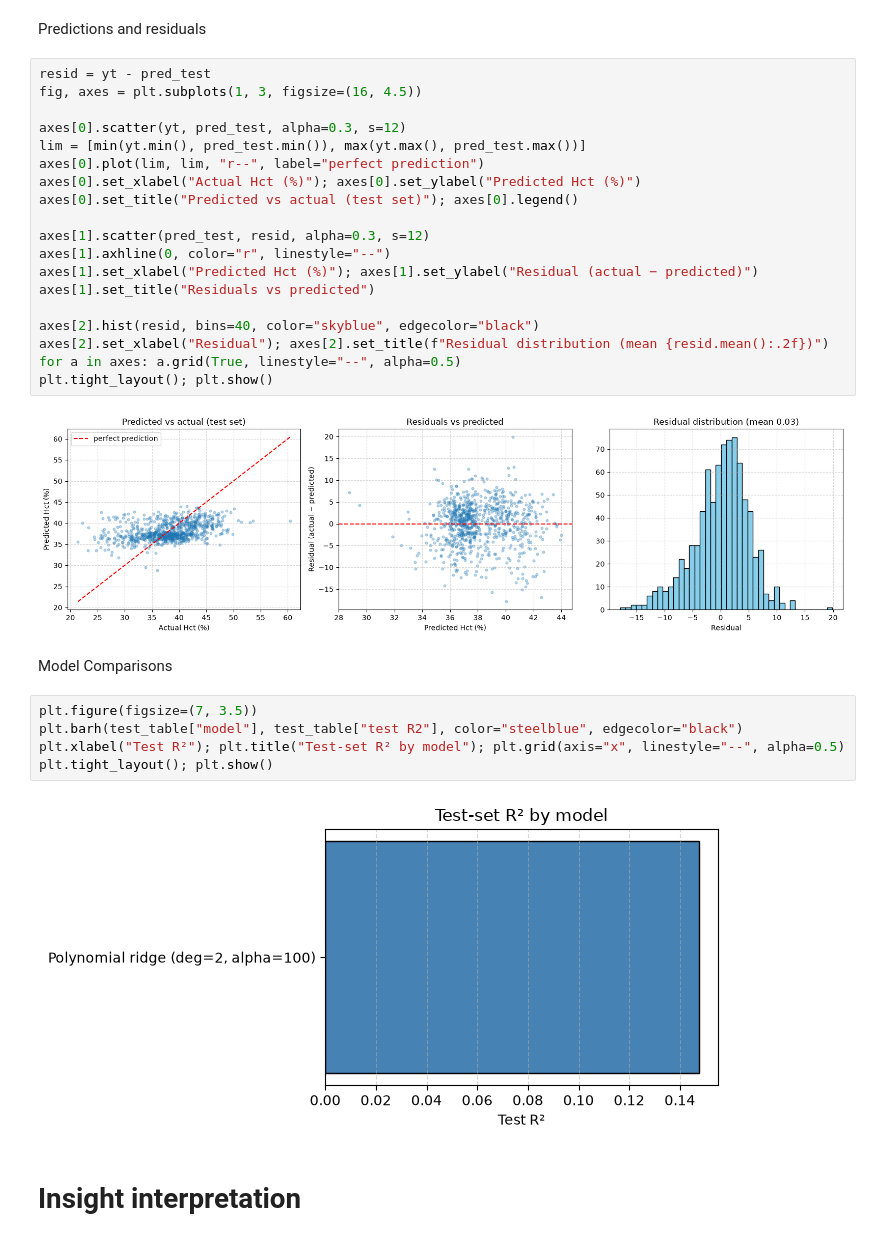
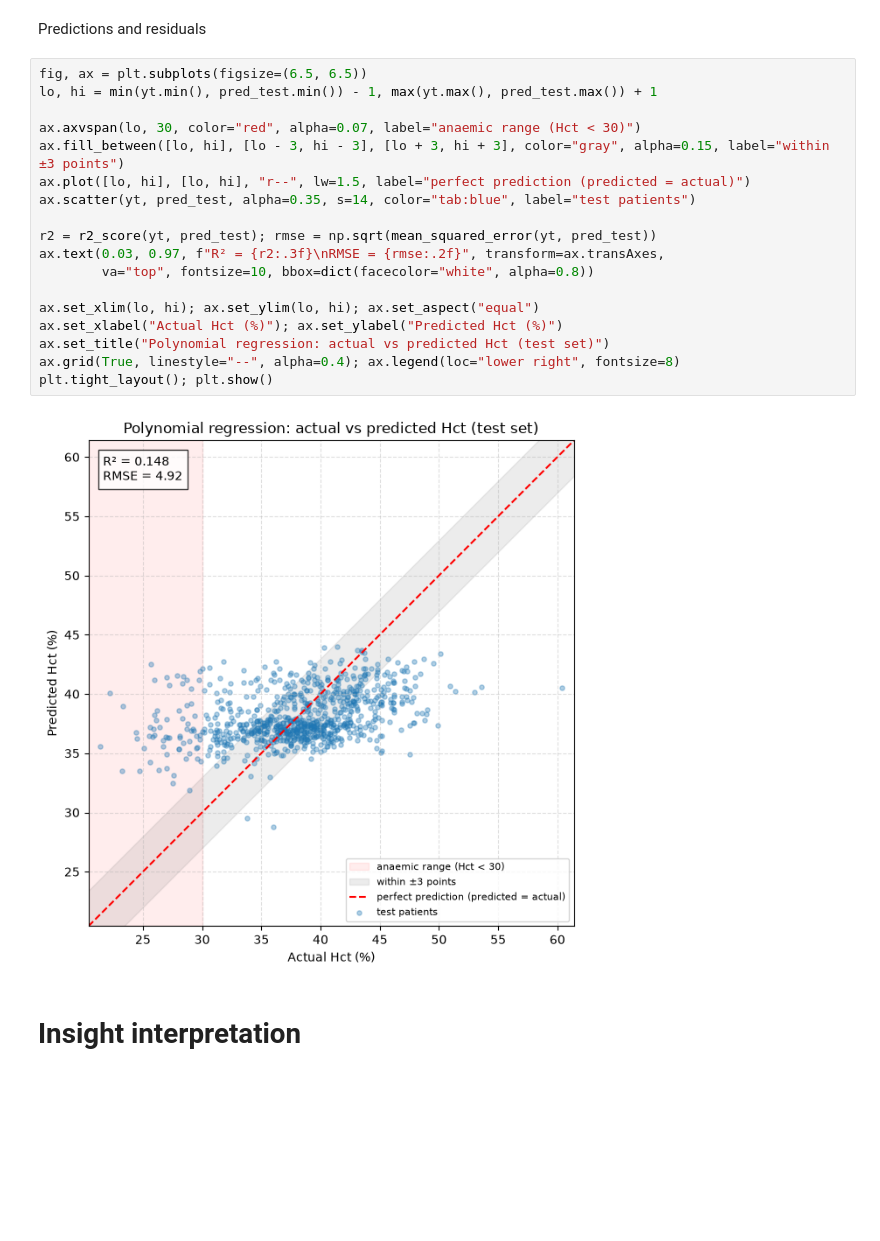
Before and after one commit to May-hk/lab-test-prediction, a Jupyter notebook: polynomial_regression.ipynb, the cells around one changed output. Cells and saved outputs as stored; diff of their text form; blank space fills up the shorter version.

```diff
--- a/polynomial_regression.ipynb
+++ b/polynomial_regression.ipynb
@@ -304,35 +304,25 @@ plt.tight_layout(); plt.show()
 # %% [markdown]
 Predictions and residuals
 # %%
-resid = yt - pred_test
-fig, axes = plt.subplots(1, 3, figsize=(16, 4.5))
+fig, ax = plt.subplots(figsize=(6.5, 6.5))
+lo, hi = min(yt.min(), pred_test.min()) - 1, max(yt.max(), pred_test.max()) + 1
 
-axes[0].scatter(yt, pred_test, alpha=0.3, s=12)
-lim = [min(yt.min(), pred_test.min()), max(yt.max(), pred_test.max())]
-axes[0].plot(lim, lim, "r--", label="perfect prediction")
-axes[0].set_xlabel("Actual Hct (%)"); axes[0].set_ylabel("Predicted Hct (%)")
-axes[0].set_title("Predicted vs actual (test set)"); axes[0].legend()
+ax.axvspan(lo, 30, color="red", alpha=0.07, label="anaemic range (Hct < 30)")
+ax.fill_between([lo, hi], [lo - 3, hi - 3], [lo + 3, hi + 3], color="gray", alpha=0.15, label="within ±3 points")
+ax.plot([lo, hi], [lo, hi], "r--", lw=1.5, label="perfect prediction (predicted = actual)")
+ax.scatter(yt, pred_test, alpha=0.35, s=14, color="tab:blue", label="test patients")
 
-axes[1].scatter(pred_test, resid, alpha=0.3, s=12)
-axes[1].axhline(0, color="r", linestyle="--")
-axes[1].set_xlabel("Predicted Hct (%)"); axes[1].set_ylabel("Residual (actual − predicted)")
-axes[1].set_title("Residuals vs predicted")
+r2 = r2_score(yt, pred_test); rmse = np.sqrt(mean_squared_error(yt, pred_test))
+ax.text(0.03, 0.97, f"R² = {r2:.3f}\nRMSE = {rmse:.2f}", transform=ax.transAxes,
+        va="top", fontsize=10, bbox=dict(facecolor="white", alpha=0.8))
 
-axes[2].hist(resid, bins=40, color="skyblue", edgecolor="black")
-axes[2].set_xlabel("Residual"); axes[2].set_title(f"Residual distribution (mean {resid.mean():.2f})")
-for a in axes: a.grid(True, linestyle="--", alpha=0.5)
+ax.set_xlim(lo, hi); ax.set_ylim(lo, hi); ax.set_aspect("equal")
+ax.set_xlabel("Actual Hct (%)"); ax.set_ylabel("Predicted Hct (%)")
+ax.set_title("Polynomial regression: actual vs predicted Hct (test set)")
+ax.grid(True, linestyle="--", alpha=0.4); ax.legend(loc="lower right", fontsize=8)
 plt.tight_layout(); plt.show()
 # %% [output]
-[figure, old version]
+[figure, new version]
-# %% [markdown]
-Model Comparisons
-# %%
-plt.figure(figsize=(7, 3.5))
-plt.barh(test_table["model"], test_table["test R2"], color="steelblue", edgecolor="black")
-plt.xlabel("Test R²"); plt.title("Test-set R² by model"); plt.grid(axis="x", linestyle="--", alpha=0.5)
-plt.tight_layout(); plt.show()
-# %% [output]
-[figure, removed]
 # %% [markdown]
 # Insight interpretation
 # %% [markdown]
```
Also changed, not shown: parts of 9 cells of this notebook, 1 other file.
